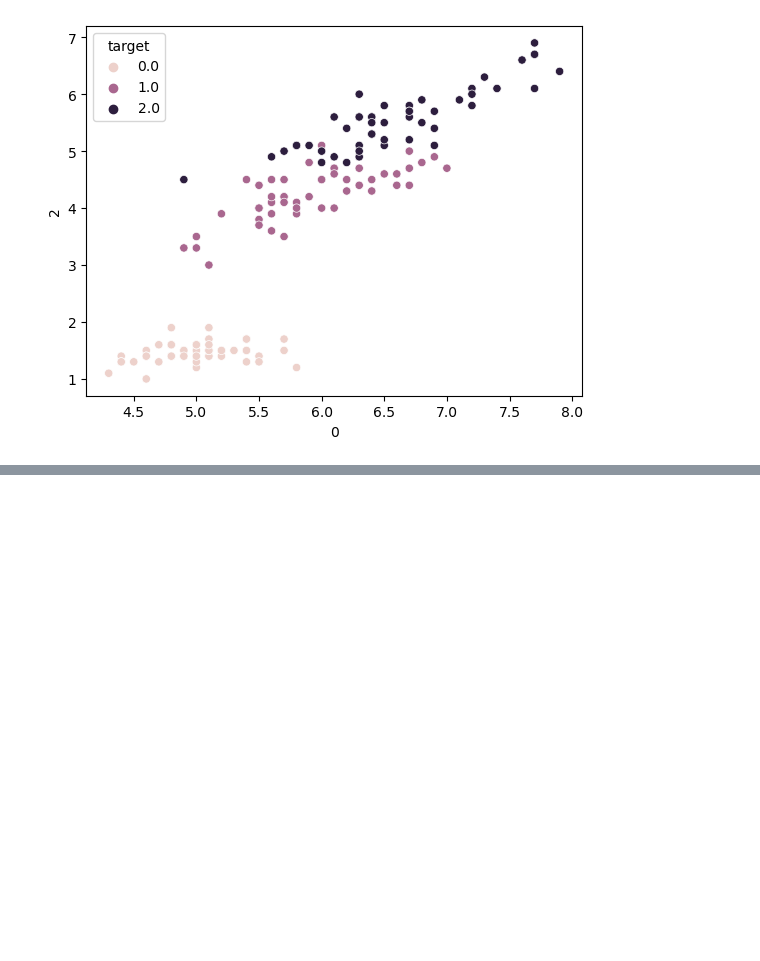
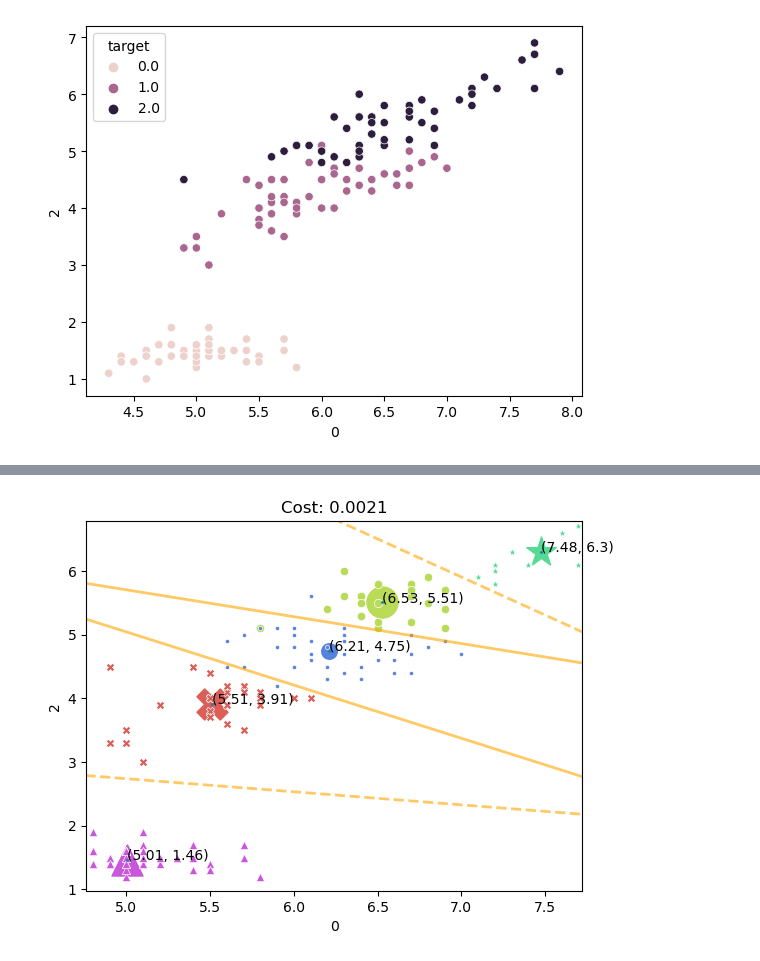
Before and after one commit to soumenhalder/ML, a Jupyter notebook: clustering/Kmeans_clustering.ipynb, the cells around one changed output, grey strips where cells are left out. Cells and saved outputs as stored; diff of their text form; code cells hidden in the pictures; blank space fills up the shorter version.

```diff
--- a/clustering/Kmeans_clustering.ipynb
+++ b/clustering/Kmeans_clustering.ipynb
@@ -118,0 +165,13 @@ plt.show()
+# %%
+from scipy.spatial import Voronoi, voronoi_plot_2d
+points = np.array([[i[0],i[2]] for i in clf.mu])
+vor = Voronoi(points)
+
+param = dict(show_vertices=False, line_colors='orange',
+                line_width=2, line_alpha=0.6, point_size=2)
+fig2 = voronoi_plot_2d(vor, **param)
+
+fig1 = clf.plot(X_data, index_plot=[0,2])
+plt.show()
+# %% [output]
+[figure, added]
```
Also changed, not shown: parts of 14 cells of this notebook.
